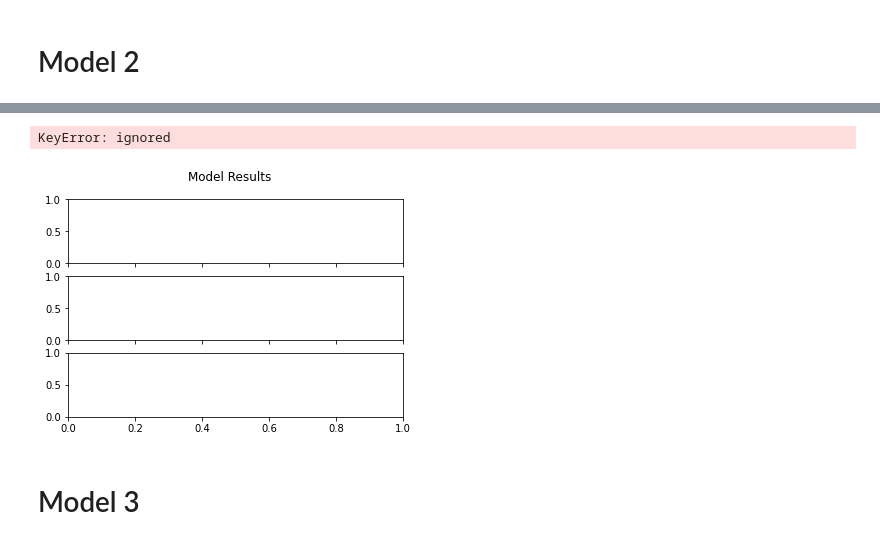
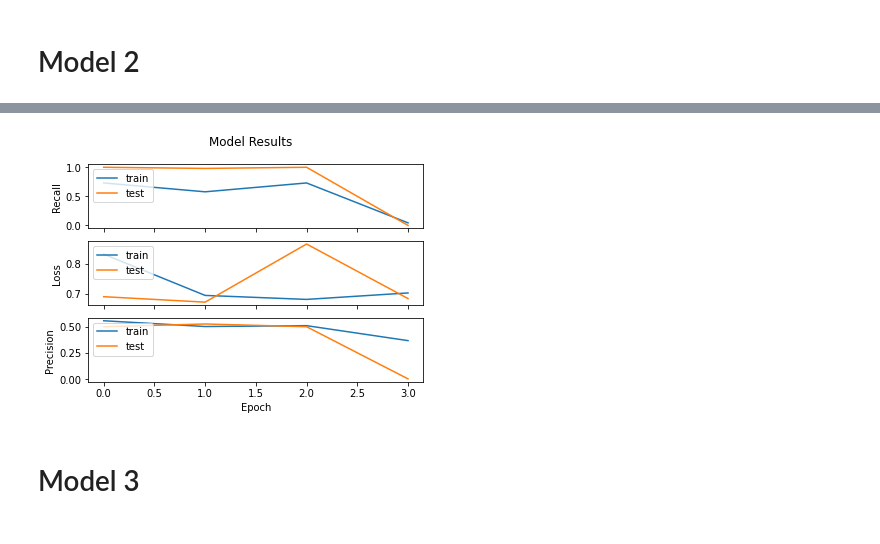
Before and after one commit to edgarbarr1/colon-cancer-cnn, a Jupyter notebook: colon_cancer_image.ipynb, the cells around one changed output, grey strips where cells are left out. Drawn from its saved outputs; the diff is of its cells as text; code cells hidden in the pictures.

```diff
--- a/colon_cancer_image.ipynb
+++ b/colon_cancer_image.ipynb
@@ -218,5 +235,7 @@ model.compile(loss='binary_crossentropy', optimizer='adam', metrics=[Precision()
 # %%
-history = model.fit(x= train_generator,
+history = model.fit(x = train_generator,
                     validation_data = validation_generator,
-                    epochs = 5)
+                    epochs = 10,
+                    steps_per_epoch = 50,
+                    callbacks = early_stop)
 # %% [output]
@@ -306,14 +326,16 @@ visualize_training_results_1(history)
 # Model 2 #
 # %%
 model_2 = Sequential()
-model_2.add(Conv2D(16, kernel_size=(5,5), padding='valid', input_shape = (224,224,3)))
-model_2.add(MaxPooling2D(3,3))
-model_2.add(Dense(32, activation='relu'))
+model_2.add(Conv2D(32, kernel_size=(2,2), padding='valid', input_shape = (224,224,3)))
+model_2.add(MaxPooling2D(2,2))
+model_2.add(Conv2D(32, kernel_size=(2,2), padding='same', activation='relu'))
+model_2.add(Conv2D(32, kernel_size=(2,2), padding='same', activation='relu'))
+model_2.add(MaxPooling2D(2,2))
 model_2.add(Flatten())
 model_2.add(Dense(128, activation='relu'))
 model_2.add(LeakyReLU(alpha=(.3)))
 model_2.add(Dropout(.20))
-model_2.add(Dense(256, activation='relu'))
+model_2.add(Dense(128, activation='relu'))
 model_2.add(Dense(1, activation='sigmoid'))
 # %%
 model_2.summary()
@@ -336,13 +358,14 @@ Trainable params: 21,862,753
 Non-trainable params: 0
 _________________________________________________________________
 # %%
-model_2.compile(loss='binary_crossentropy', optimizer='adam', metrics=[Precision(), Recall()])
+model_2.compile(loss='binary_crossentropy', optimizer='adam', metrics=[Precision(), Recall(), 'accuracy'])
 # %%
-model_2.fit(
+history_2 = model_2.fit(
     x = train_generator,
     validation_data = validation_generator,
-    batch_size = 20,
-    epochs = 10
+    epochs = 10,
+    callbacks = early_stop,
+    steps_per_epoch = 50
 )
 # %% [output]
 Epoch 1/10
@@ -412,10 +429,9 @@ def visualize_training_results(history, iteration):
     plt.show()
     pass
 # %%
-visualize_training_results(model_2.history, 1)
+visualize_training_results(history_2, 1)
 # %% [output]
-KeyError: ignored
-[figure, old version]
+[figure, new version]
 # %% [markdown]
 # Model 3 #
 # %%
```
Also changed, not shown: parts of 56 cells of this notebook.
